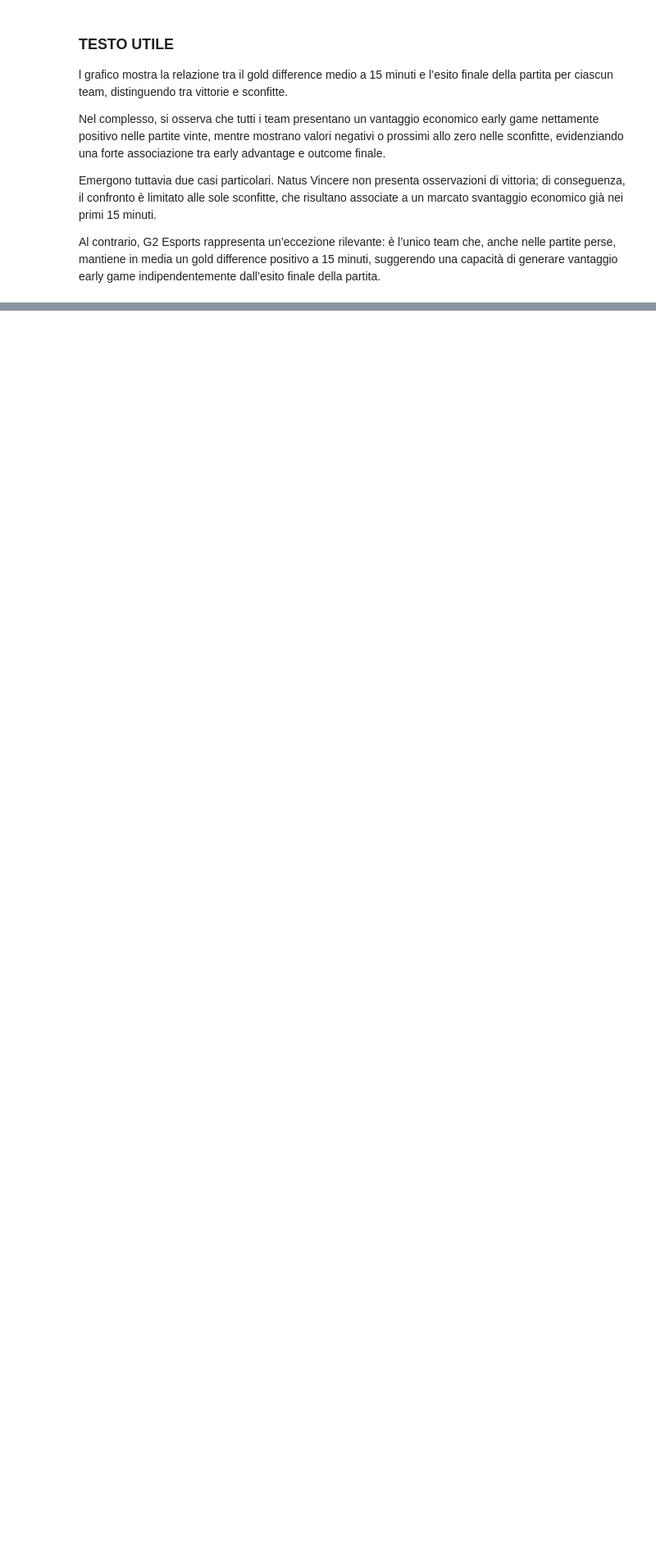
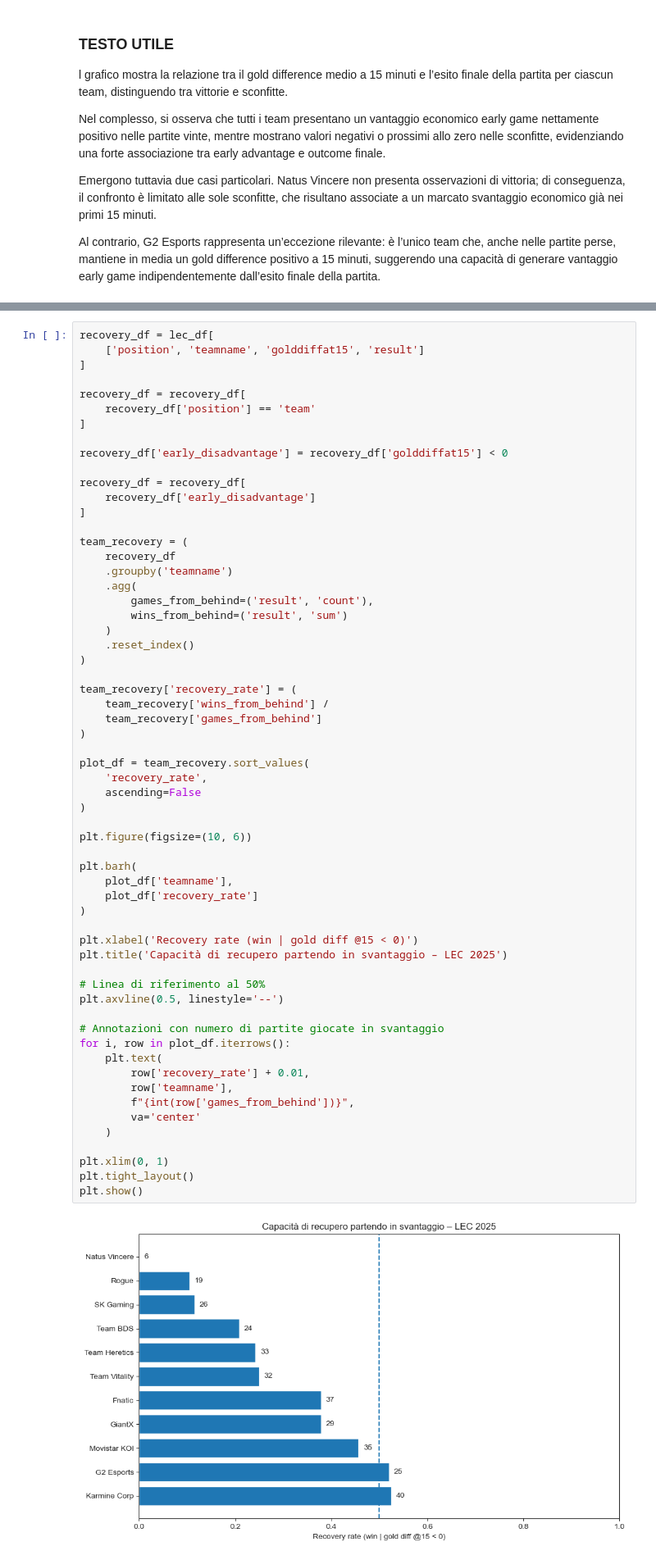
Before and after one commit to AnalystEca/G2-project-analysis, a Jupyter notebook: G2_analisi.ipynb, the cells around one changed output, grey strips where cells are left out. Shown at 82% size. Saved outputs shown, nothing was run; the diff lists cells and outputs as text; blank space fills up the shorter version.

```diff
--- a/G2_analisi.ipynb
+++ b/G2_analisi.ipynb
@@ -967,0 +1039,62 @@ Al contrario, G2 Esports rappresenta un’eccezione rilevante: è l’unico team
+# %%
+recovery_df = lec_df[
+    ['position', 'teamname', 'golddiffat15', 'result']
+]
+
+recovery_df = recovery_df[
+    recovery_df['position'] == 'team'
+]
+
+recovery_df['early_disadvantage'] = recovery_df['golddiffat15'] < 0
+
+recovery_df = recovery_df[
+    recovery_df['early_disadvantage']
+]
+
+team_recovery = (
+    recovery_df
+    .groupby('teamname')
+    .agg(
+        games_from_behind=('result', 'count'),
+        wins_from_behind=('result', 'sum')
+    )
+    .reset_index()
+)
+
+team_recovery['recovery_rate'] = (
+    team_recovery['wins_from_behind'] /
+    team_recovery['games_from_behind']
+)
+
+plot_df = team_recovery.sort_values(
+    'recovery_rate',
+    ascending=False
+)
+
+plt.figure(figsize=(10, 6))
+
+plt.barh(
+    plot_df['teamname'],
+    plot_df['recovery_rate']
+)
+
+plt.xlabel('Recovery rate (win | gold diff @15 < 0)')
+plt.title('Capacità di recupero partendo in svantaggio – LEC 2025')
+
+# Linea di riferimento al 50%
+plt.axvline(0.5, linestyle='--')
+
+# Annotazioni con numero di partite giocate in svantaggio
+for i, row in plot_df.iterrows():
+    plt.text(
+        row['recovery_rate'] + 0.01,
+        row['teamname'],
+        f"{int(row['games_from_behind'])}",
+        va='center'
+    )
+
+plt.xlim(0, 1)
+plt.tight_layout()
+plt.show()
+# %% [output]
+[figure, added]
```
Also changed, not shown: parts of 5 cells of this notebook, 1 other file.
